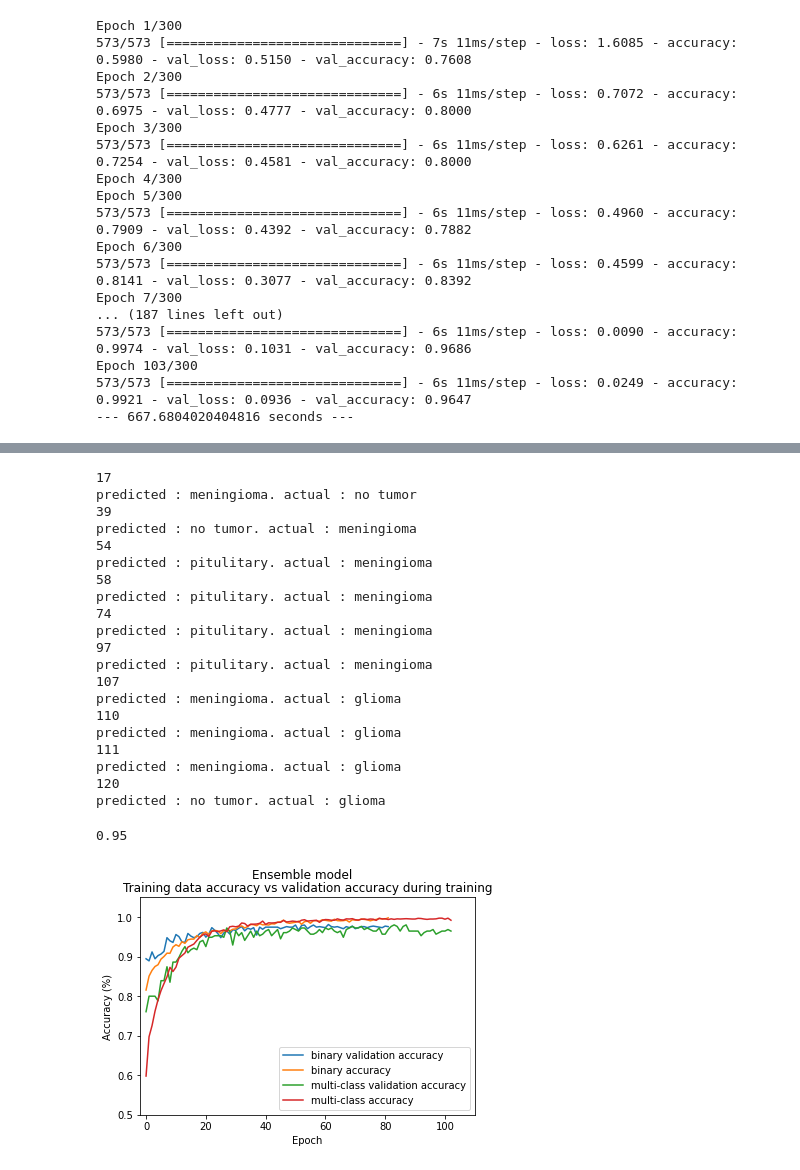
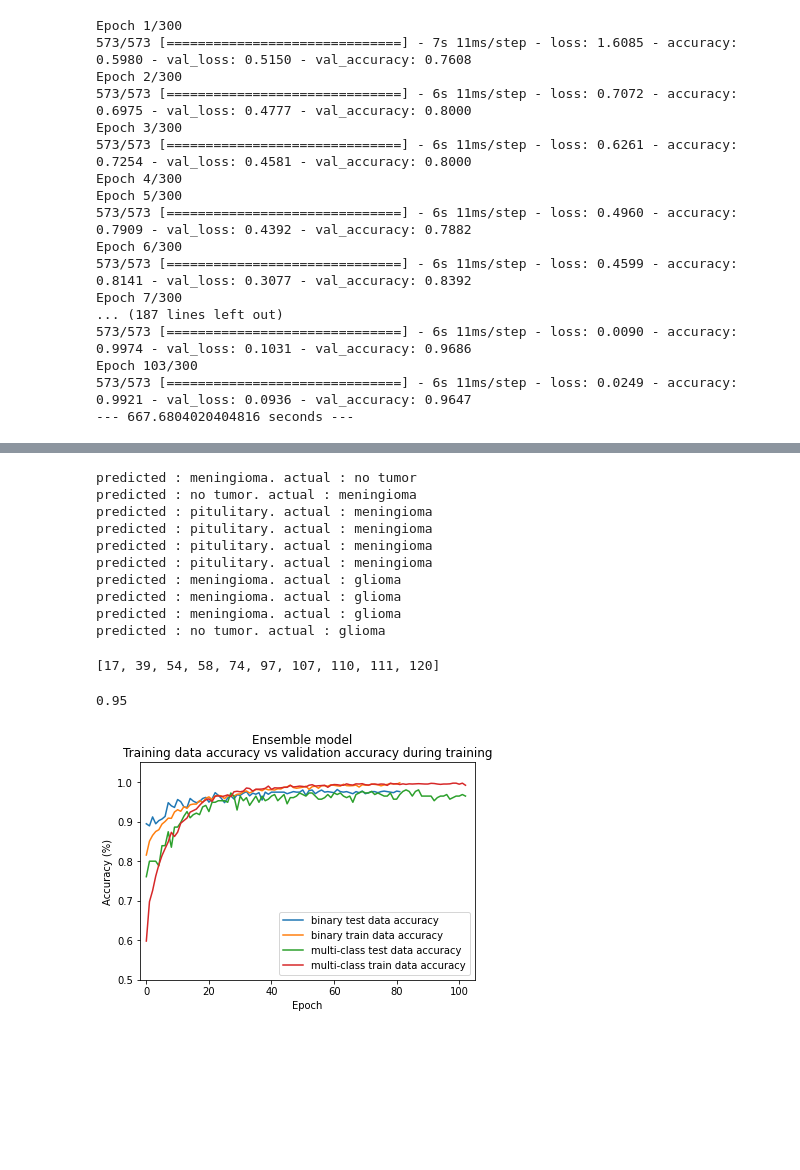
Before and after one commit to cam-798/ML-coursework, a Jupyter notebook: Ensemble CNN.ipynb, the cells around one changed output, grey strips where cells are left out. Drawn from its saved outputs; the diff is of its cells as text; code cells hidden in the pictures; blank space fills up the shorter version.

```diff
--- a/Ensemble CNN.ipynb
+++ b/Ensemble CNN.ipynb
@@ -354,6 +354,8 @@ def get_tumor_name(num):
 # 1 - meningioma
 # 2 - glioma
 # 3 - pitulitary
+difficult_images = []
+
 count = 0
 for i in range(len(validation_result)):
     img = np.expand_dims(validation_data[i], axis = 0)
@@ -361,48 +363,42 @@ for i in range(len(validation_result)):
         #print("match")
         count=count+1
     else:
-        print(i)
+        difficult_images.append(i)
         print("predicted : " + get_tumor_name(ensemble_predict(img)) + ". actual : " + get_tumor_name(validation_result[i].argmax()))
     #print("---")
 # %% [output]
-17
 predicted : meningioma. actual : no tumor
-39
 predicted : no tumor. actual : meningioma
-54
 predicted : pitulitary. actual : meningioma
-58
 predicted : pitulitary. actual : meningioma
-74
 predicted : pitulitary. actual : meningioma
-97
 predicted : pitulitary. actual : meningioma
-107
 predicted : meningioma. actual : glioma
-110
 predicted : meningioma. actual : glioma
-111
 predicted : meningioma. actual : glioma
-120
 predicted : no tumor. actual : glioma
+# %%
+difficult_images
+# %% [output]
+[17, 39, 54, 58, 74, 97, 107, 110, 111, 120]
 # %%
 count/len(validation_result)
 # %% [output]
 0.95
-# %%
-plt.plot(binary_history.history['val_accuracy'], label="binary validation accuracy")
-plt.plot(binary_history.history['accuracy'], label="binary accuracy")
-plt.plot(mc_history.history['val_accuracy'], label="multi-class validation accuracy")
-plt.plot(mc_history.history['accuracy'], label="multi-class accuracy")
-
-plt.xlabel('Epoch')
-plt.ylabel('Accuracy (%)')
-plt.suptitle('Ensemble model')
-plt.title('Training data accuracy vs validation accuracy during training')
-ax = plt.gca()
-ax.set_xlim([-2, 110])
-ax.set_ylim([0.5, 1.05])
-plt.legend()
-plt.show()
-# %% [output]
-[figure, removed]
+# %%
+plt.plot(binary_history.history['val_accuracy'], label="binary test data accuracy")
+plt.plot(binary_history.history['accuracy'], label="binary train data accuracy")
+plt.plot(mc_history.history['val_accuracy'], label="multi-class test data accuracy")
+plt.plot(mc_history.history['accuracy'], label="multi-class train data accuracy")
+
+plt.xlabel('Epoch')
+plt.ylabel('Accuracy (%)')
+plt.suptitle('Ensemble model')
+plt.title('Training data accuracy vs validation accuracy during training')
+ax = plt.gca()
+ax.set_xlim([-2, 105])
+ax.set_ylim([0.5, 1.05])
+plt.legend()
+plt.show()
+# %% [output]
+[figure, added]
```
Also changed, not shown: parts of 4 cells of this notebook, 4 other files.
